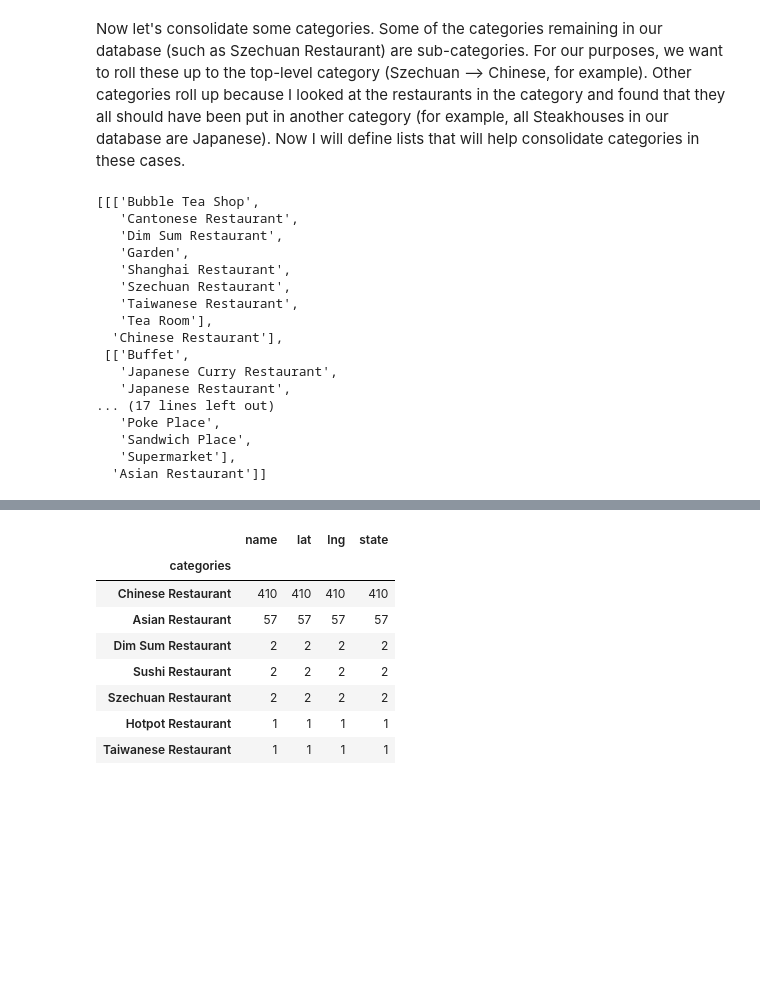
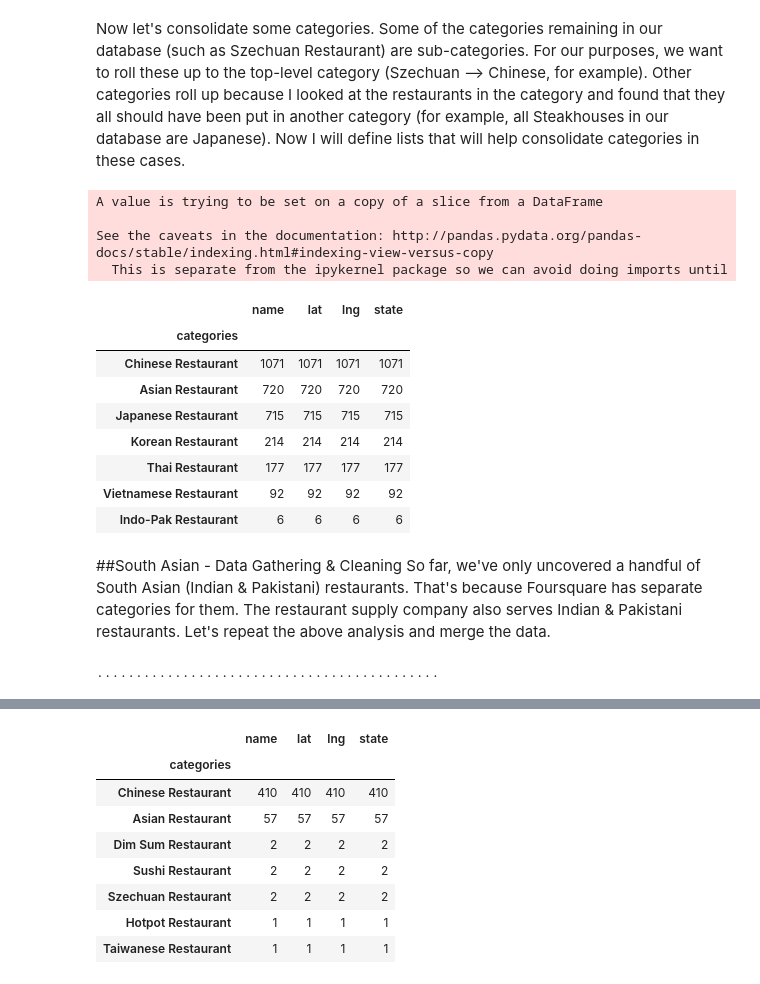
Before and after one commit to JamesDCage/Final-Week-0, a Jupyter notebook: Extracting_Data_from_Foursquare.ipynb, the cells around one changed output, grey strips where cells are left out. Cells and saved outputs as stored; diff of their text form; code cells hidden in the pictures; blank space fills up the shorter version.

```diff
--- a/Extracting_Data_from_Foursquare.ipynb
+++ b/Extracting_Data_from_Foursquare.ipynb
@@ -380,6 +380,7 @@ Restaurants remaining in dataset:  2995
 # %% [markdown]
 Now let's consolidate some categories. Some of the categories remaining in our database (such as Szechuan Restaurant) are sub-categories. For our purposes, we want to roll these up to the top-level category (Szechuan --> Chinese, for example). Other categories roll up because I looked at the restaurants in the category and found that they all should have been put in another category (for example, all Steakhouses in our database are Japanese). Now I will define lists that will help consolidate categories in these cases.
 # %%
+# Define sub-categories that will be consolidated into major categories.
 roll_up = [[['Bubble Tea Shop','Cantonese Restaurant','Dim Sum Restaurant','Garden', \
             'Shanghai Restaurant','Szechuan Restaurant', 'Taiwanese Restaurant', \
             'Tea Room'], 'Chinese Restaurant'],
@@ -393,27 +394,47 @@ roll_up = [[['Bubble Tea Shop','Cantonese Restaurant','Dim Sum Restaurant','Gard
             'Indonesian Restaurant','Karaoke Bar','Malay Restaurant', \
             'Mongolian Restaurant', 'Noodle House','Poke Place', \
             'Sandwich Place', 'Supermarket'], 'Asian Restaurant']]
-
-thai_list = []
-
-asia_list = []
-
-roll_up
-# %% [output]
-[[['Bubble Tea Shop',
-   'Cantonese Restaurant',
-   'Dim Sum Restaurant',
-   'Garden',
-   'Shanghai Restaurant',
-   'Szechuan Restaurant',
-   'Taiwanese Restaurant',
-   'Tea Room'],
-  'Chinese Restaurant'],
- [['Buffet',
-   'Japanese Curry Restaurant',
-   'Japanese Restaurant',
-... (17 lines left out)
-   'Poke Place',
-   'Sandwich Place',
-   'Supermarket'],
-  'Asian Restaurant']]
+# %%
+# Consolidate categories
+
+for cat in roll_up:
+    df_georgia['categories'][df_georgia['categories'].isin(cat[0])] = cat[1]
+# %% [output]
+A value is trying to be set on a copy of a slice from a DataFrame
+
+See the caveats in the documentation: http://pandas.pydata.org/pandas-docs/stable/indexing.html#indexing-view-versus-copy
+  This is separate from the ipykernel package so we can avoid doing imports until
+# %%
+# Let's see how the restaurants are distributed now
+df_georgia.groupby('categories').count().sort_values(by=['name'], ascending=False)
+# %% [output]
+|  | name | lat | lng | state |
+| categories |  |  |  |  |
+| Chinese Restaurant | 1071 | 1071 | 1071 | 1071 |
+| Asian Restaurant | 720 | 720 | 720 | 720 |
+| Japanese Restaurant | 715 | 715 | 715 | 715 |
+| Korean Restaurant | 214 | 214 | 214 | 214 |
+| Thai Restaurant | 177 | 177 | 177 | 177 |
+| Vietnamese Restaurant | 92 | 92 | 92 | 92 |
+| Indo-Pak Restaurant | 6 | 6 | 6 | 6 |
+# %% [markdown]
+##South Asian - Data Gathering & Cleaning
+So far, we've only uncovered a handful of South Asian (Indian & Pakistani) restaurants. That's because Foursquare has separate categories for them. The restaurant supply company also serves Indian & Pakistani restaurants. Let's repeat the above analysis and merge the data.
+# %%
+# Define the southwest and northeast corners of a box around the state of Georgia
+
+fsw = (30.357851, -85.605165)  # Southwest corner, Georgia USA
+fne = (35.000659, -80.839729)  # Northeast corner
+
+# The following venue categories come from Foursquare. Note some
+# categories have sub-categories (for example, "Korean Restaurant" in "Asian").
+restaurant_codes =  ['4bf58dd8d48988d10f941735',   # Indian Restaurant
+                     '52e81612bcbc57f1066b79f8']    # Pakistani Restaurant
+
+# Request the data
+df_venues, query_list = GetVenuesByBox((fsw,fne), restaurant_codes)
+
+# Drop restaurants not in Georgia.
+df_south_asia = df_venues[df_venues['state'].isin(['GA', 'Georgia'])]
+# %% [output]
+............................................
```
Also changed, not shown: parts of 27 cells of this notebook, 1 other file.
